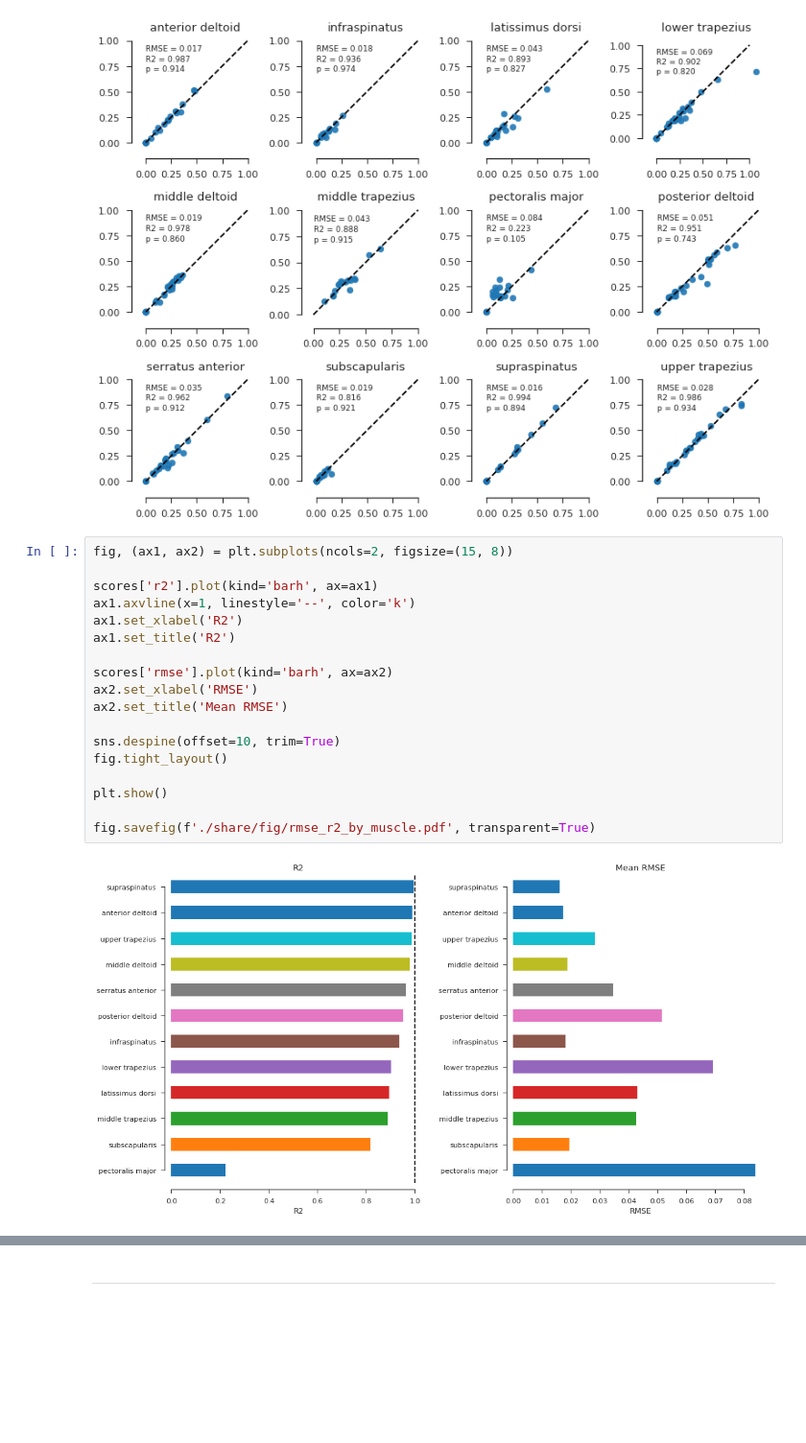
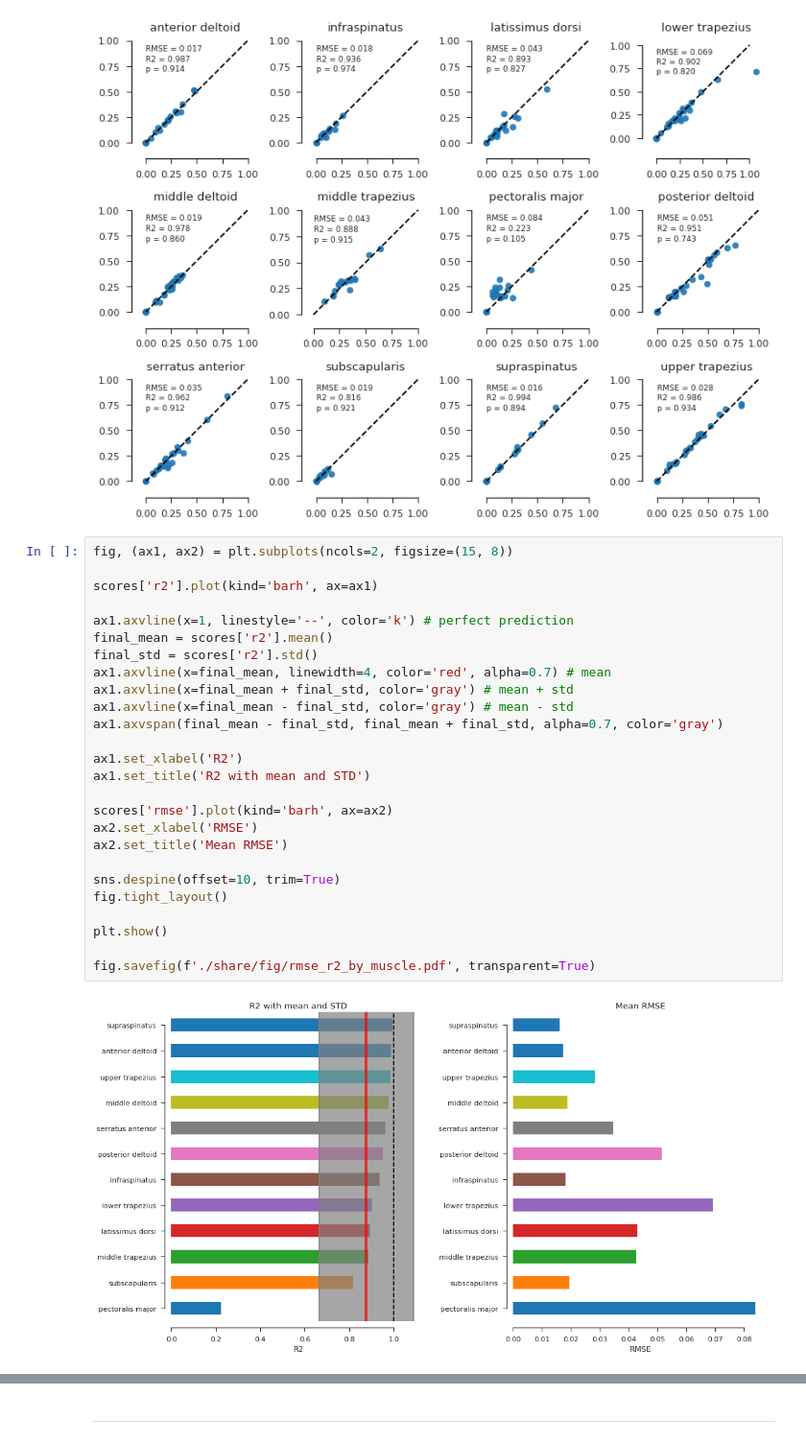
Before and after one commit to romainmartinez/mvc, a Jupyter notebook: 3_predict.ipynb, the cells around one changed output, grey strips where cells are left out. Shown at 96% size. Cells and saved outputs as stored; diff of their text form; blank space fills up the shorter version.

```diff
--- a/3_predict.ipynb
+++ b/3_predict.ipynb
@@ -449,20 +449,28 @@ fig.savefig(f'./share/fig/labels_vs_predictions.pdf', transparent=True)
 # %%
 fig, (ax1, ax2) = plt.subplots(ncols=2, figsize=(15, 8))
 
 scores['r2'].plot(kind='barh', ax=ax1)
-ax1.axvline(x=1, linestyle='--', color='k')
+
+ax1.axvline(x=1, linestyle='--', color='k') # perfect prediction
+final_mean = scores['r2'].mean()
+final_std = scores['r2'].std()
+ax1.axvline(x=final_mean, linewidth=4, color='red', alpha=0.7) # mean
+ax1.axvline(x=final_mean + final_std, color='gray') # mean + std
+ax1.axvline(x=final_mean - final_std, color='gray') # mean - std
+ax1.axvspan(final_mean - final_std, final_mean + final_std, alpha=0.7, color='gray')
+
 ax1.set_xlabel('R2')
-ax1.set_title('R2')
+ax1.set_title('R2 with mean and STD')
 
 scores['rmse'].plot(kind='barh', ax=ax2)
 ax2.set_xlabel('RMSE')
 ax2.set_title('Mean RMSE')
 
 sns.despine(offset=10, trim=True)
 fig.tight_layout()
 
 plt.show()
 
 fig.savefig(f'./share/fig/rmse_r2_by_muscle.pdf', transparent=True)
 # %% [output]
-[figure, old version]
+[figure, new version]
```
Also changed, not shown: parts of 6 cells of this notebook, 6 other files.
